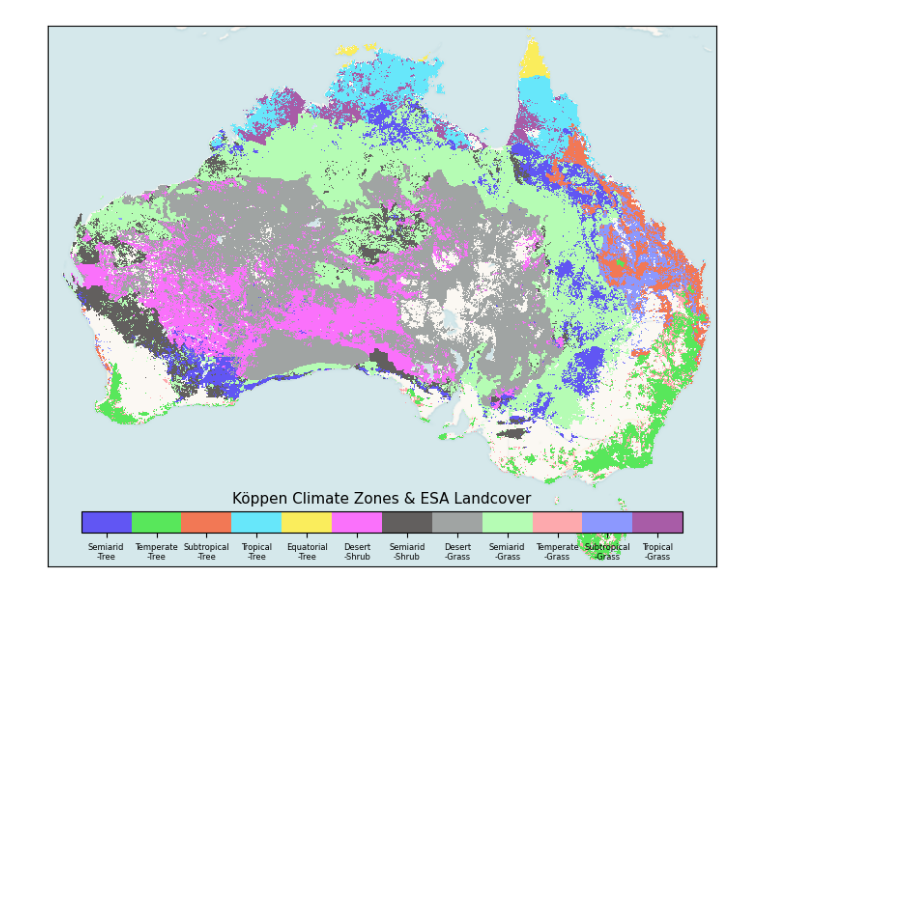
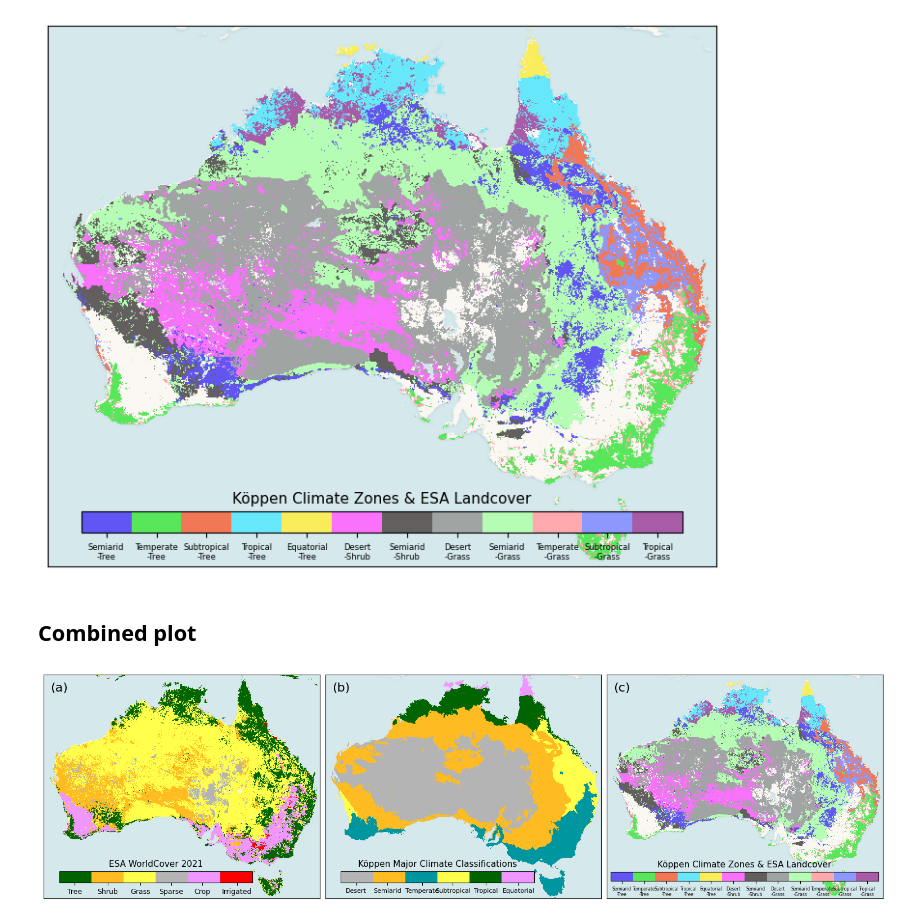
Before and after one commit to cbur24/Aus_CO2_fertilisation, a Jupyter notebook: notebooks/analysis/Koppen_climate_zones.ipynb, the cells around one changed output. Cells and saved outputs as stored; diff of their text form; code cells hidden in the pictures; blank space fills up the shorter version.

```diff
--- a/notebooks/analysis/Koppen_climate_zones.ipynb
+++ b/notebooks/analysis/Koppen_climate_zones.ipynb
@@ -207,3 +228,77 @@ fig.savefig("/g/data/os22/chad_tmp/Aus_CO2_fertilisation/results/figs/Koppen_and
 [figure]
 # %%
 koppen_and_lc.to_netcdf('/g/data/os22/chad_tmp/Aus_CO2_fertilisation/data/koppen_and_landcover.nc')
+# %% [markdown]
+## Combined plot
+# %%
+fig,ax = plt.subplots(1,3, figsize=(15,5), layout='constrained')
+
+lc = xr.open_dataarray('/g/data/os22/chad_tmp/Aus_phenology/data/ESA_WorldCover_processed.nc')
+categories =['Tree', 'Shrub', 'Grass', 'Sparse', 'Crop', 'Irrigated']
+colours = ['#006400','#ffbb22', '#ffff4c', '#b4b4b4', '#f096ff', '#fa0000']
+cmap = LinearSegmentedColormap.from_list("landcover_cmap", colors, N=len(colours))
+
+im = lc.plot(cmap=cmap, ax=ax[0], add_colorbar=False, add_labels=False)
+ax[0].axes.get_xaxis().set_ticks([])
+ax[0].axes.get_yaxis().set_ticks([])
+ctx.add_basemap(ax[0], source=ctx.providers.CartoDB.VoyagerNoLabels, crs='EPSG:4326', attribution='', attribution_size=1)
+axins1 = inset_axes(ax[0],width="70%",height="5%",loc="lower left", borderpad=2)
+cbar = fig.colorbar(im, cax=axins1, ticks=[1.4, 2.25, 3.1, 3.9, 4.7, 5.6], orientation='horizontal')
+cbar.ax.set_title('ESA WorldCover 2021', fontsize=11);
+cbar.ax.set_xticklabels(categories, fontsize=9);
+
+#----------------------------------------------------------------------------------------
+
+categories =['Desert', 'Semiarid', 'Temperate', 'Subtropical', 'Tropical', 'Equatorial']
+colours = ['#b4b4b4',  '#ffbb22',   '#0096a0', '#ffff4c',  '#006400' , '#f096ff']
+cmap = LinearSegmentedColormap.from_list("landcover_cmap", colours, N=len(colours))
+
+im = koppen.plot(cmap=cmap, ax=ax[1], add_colorbar=False, add_labels=False)
+ax[1].axes.get_xaxis().set_ticks([])
+ax[1].axes.get_yaxis().set_ticks([])
+ctx.add_basemap(ax[1], source=ctx.providers.CartoDB.VoyagerNoLabels, crs='EPSG:4326', attribution='', attribution_size=1)
+
+axins1 = inset_axes(ax[1],width="70%",height="5%",loc="lower left", borderpad=2)
+cbar = fig.colorbar(im, cax=axins1, ticks=[50.4, 51.20, 52.1, 52.9, 53.75, 54.6], orientation='horizontal')
+cbar.ax.set_title('Köppen Major Climate Classifications', fontsize=11);
+cbar.ax.set_xticklabels(categories, fontsize=8);
+
+#---------------------------------------------------------------------------
+kopp_cat =['Desert\n', 'Semiarid\n', 'Temperate\n', 'Subtropical\n', 'Tropical\n', 'Equatorial\n']
+
+categories=[]
+for k in kopp_cat:
+    categories.append(k+'-'+'Tree')
+for k in kopp_cat:
+    categories.append(k+'-'+'Shrub')
+for k in kopp_cat:
+    categories.append(k+'-'+'Grass')
+
+categories.remove('Equatorial\n-Shrub')
+categories.remove('Subtropical\n-Shrub')
+categories.remove('Tropical\n-Shrub')
+categories.remove('Temperate\n-Shrub')
+categories.remove('Equatorial\n-Grass')
+categories.remove('Desert\n-Tree')
+
+colours = distinctipy.get_colors(len(categories), pastel_factor=0.5, rng=2)
+cmap = LinearSegmentedColormap.from_list("cwc", colours, N=len(categories))
+
+im = koppen_and_lc.plot(cmap=cmap, ax=ax[2], add_colorbar=False, add_labels=False)
+ax[2].axes.get_xaxis().set_ticks([])
+ax[2].axes.get_yaxis().set_ticks([])
+ctx.add_basemap(ax[2], source=ctx.providers.CartoDB.VoyagerNoLabels, crs='EPSG:4326', attribution='', attribution_size=1)
+
+axins1 = inset_axes(ax[2] ,width="97%",height="4%",loc="lower left", bbox_to_anchor=(0, 0.06, 1, 1), bbox_transform=ax[2].transAxes)
+cbar = fig.colorbar(im, cax=axins1, ticks=(np.arange(len(categories))+0.5)*(len(categories)-1)/(len(categories)), orientation='horizontal')
+cbar.ax.set_title('Köppen Climate Zones & ESA Landcover', fontsize=11);
+cbar.ax.set_xticklabels(categories, fontsize=5.5);
+
+ax[0].text(0.025, 0.925, f'(a)',  transform=ax[0].transAxes, fontsize=16)
+ax[1].text(0.025, 0.925, f'(b)',  transform=ax[1].transAxes, fontsize=16)
+ax[2].text(0.025, 0.925, f'(c)',  transform=ax[2].transAxes, fontsize=16);
+
+fig.savefig("/g/data/os22/chad_tmp/Aus_CO2_fertilisation/results/figs/Climate_and_landcover_megaplot.png",
+            bbox_inches='tight', dpi=300)
+# %% [output]
+[figure, added]
```
Also changed, not shown: parts of 3 cells of this notebook, 4 other files.
